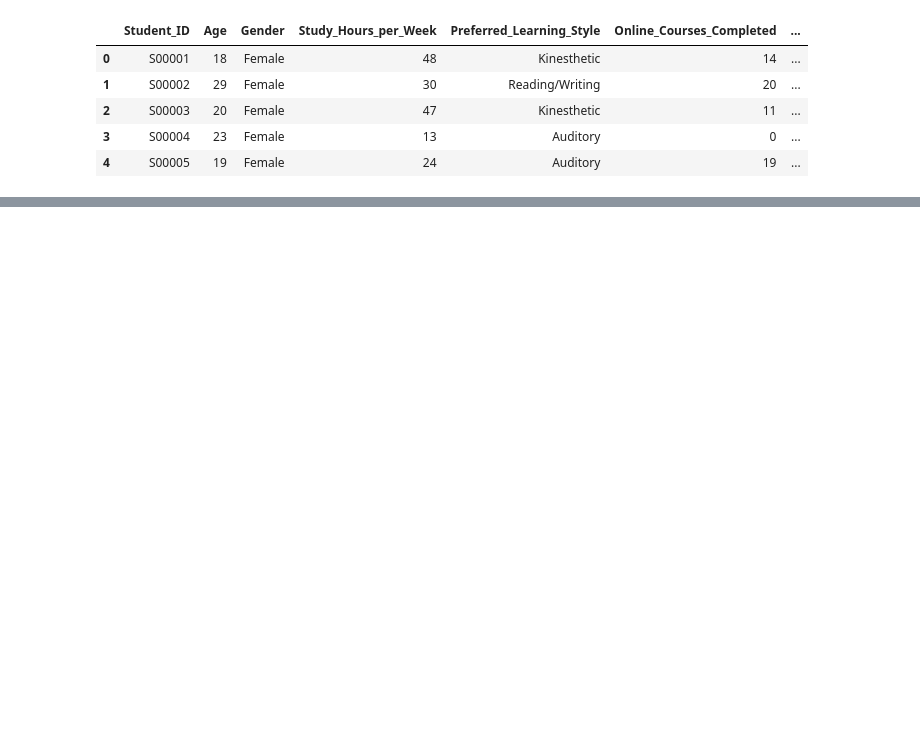
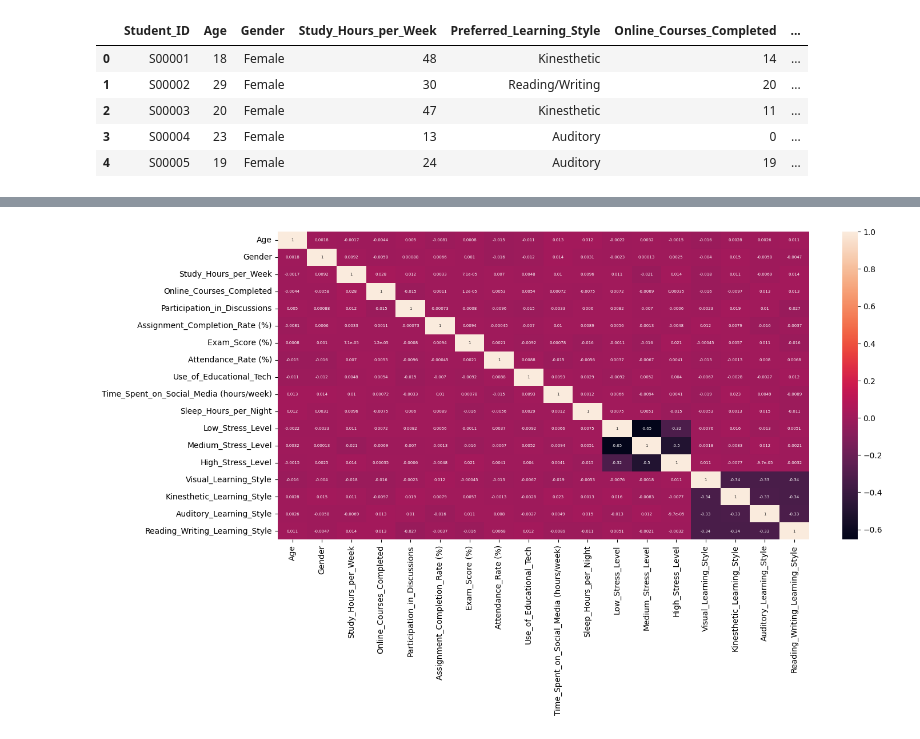
Before and after one commit to arjuna2112/TMDL2025, a Jupyter notebook: Student_performance.ipynb, the cells around one changed output, grey strips where cells are left out. Cells and saved outputs as stored; diff of their text form; code cells hidden in the pictures; blank space fills up the shorter version.

```diff
--- a/Student_performance.ipynb
+++ b/Student_performance.ipynb
@@ -74,8 +74,10 @@ df["Participation_in_Discussions"] = df["Participation_in_Discussions"].map({'Ye
 df["Participation_in_Discussions"] = df["Participation_in_Discussions"].fillna(-1).astype(int)
 df["Use_of_Educational_Tech"] = df["Use_of_Educational_Tech"].map({'Yes': 1, 'No': 0})
 df["Use_of_Educational_Tech"] = df["Use_of_Educational_Tech"].fillna(-1).astype(int)
+df["Low_Stress_Level"] = df["Self_Reported_Stress_Level"].map({'Low': 1, 'Medium': 0, 'High': 0})
 df["Medium_Stress_Level"] = df["Self_Reported_Stress_Level"].map({'Low': 0, 'Medium': 1, 'High': 0})
 df["High_Stress_Level"] = df["Self_Reported_Stress_Level"].map({'Low': 0, 'Medium': 0, 'High': 1})
 df["Visual_Learning_Style"] = df["Preferred_Learning_Style"].map({'Kinesthetic': 0, 'Reading/Writing': 0, 'Auditory': 0, 'Visual': 1})
 df["Kinesthetic_Learning_Style"] = df["Preferred_Learning_Style"].map({'Kinesthetic': 1, 'Reading/Writing': 0, 'Auditory': 0, 'Visual': 0})
 df["Auditory_Learning_Style"] = df["Preferred_Learning_Style"].map({'Kinesthetic': 0, 'Reading/Writing': 0, 'Auditory': 1, 'Visual': 0})
+df["Reading_Writing_Learning_Style"] = df["Preferred_Learning_Style"].map({'Kinesthetic': 0, 'Reading/Writing': 1, 'Auditory': 0, 'Visual': 0})
@@ -91,0 +133,9 @@ df.head()
+# %%
+import matplotlib.pyplot as plt
+import seaborn as sns
+corr = df.drop(columns="Student_ID").corr(numeric_only=True)
+plt.figure(figsize=(15, 7))
+sns.heatmap(corr, annot=True, annot_kws={"size": 5})
+plt.show()
+# %% [output]
+[figure, added]
```
Also changed, not shown: parts of 7 cells of this notebook.
